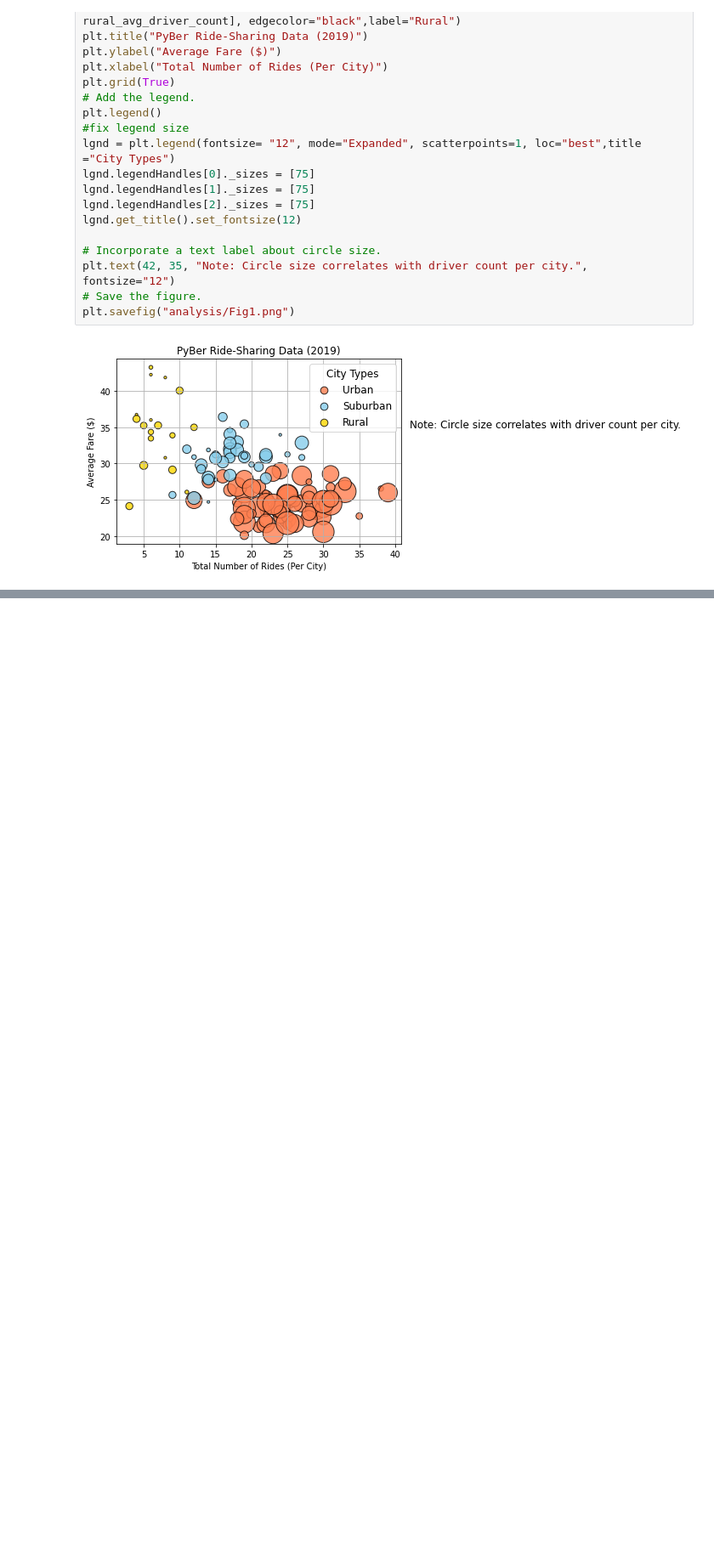
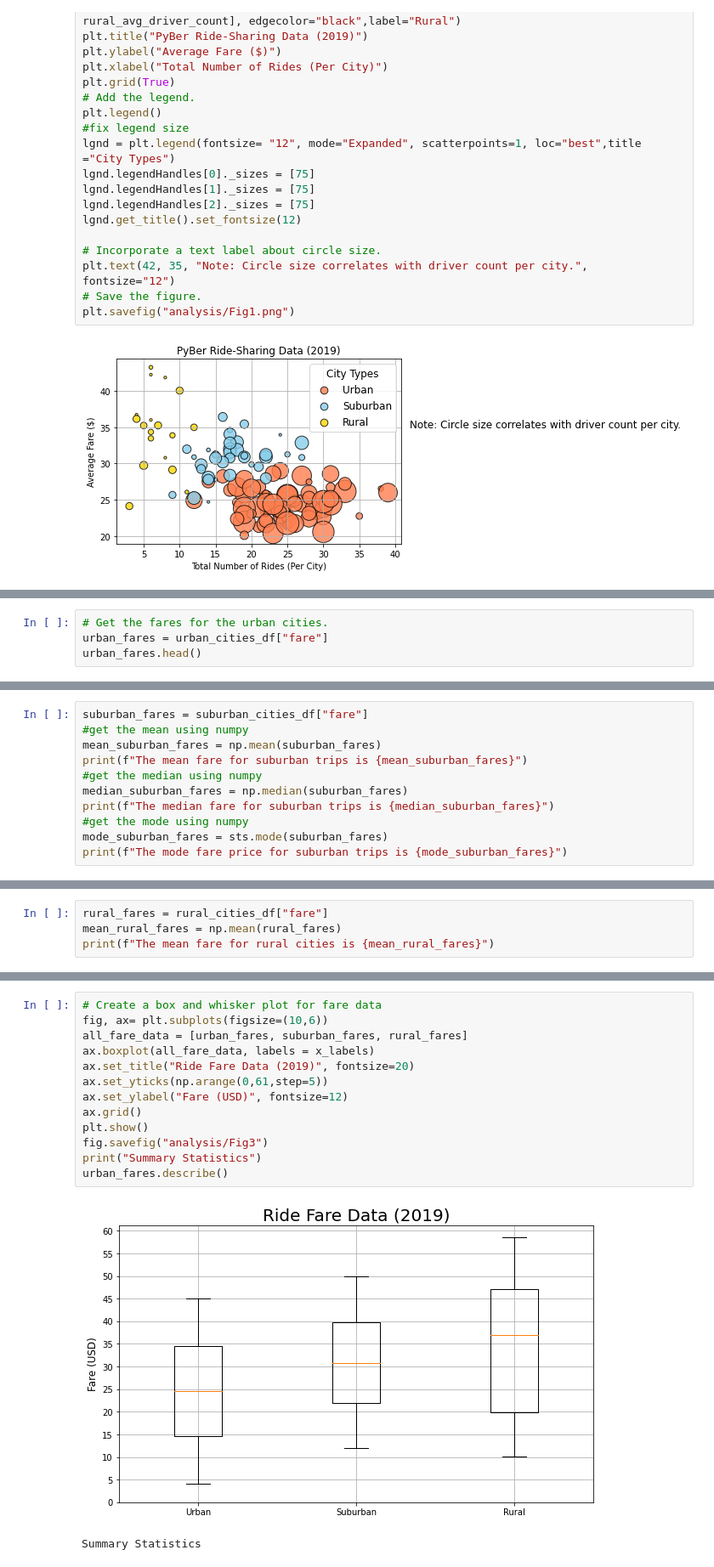
Before and after one commit to MCRobish/PyBer_Analysis, a Jupyter notebook: PyBer.ipynb, the cells around one changed output, grey strips where cells are left out. Shown at 85% size. Cells and saved outputs as stored; diff of their text form; blank space fills up the shorter version.

```diff
--- a/PyBer.ipynb
+++ b/PyBer.ipynb
@@ -260,0 +366,4 @@ plt.savefig("analysis/Fig1.png")
+# %%
+# Get the fares for the urban cities.
+urban_fares = urban_cities_df["fare"]
+urban_fares.head()
@@ -260,0 +391,11 @@ plt.savefig("analysis/Fig1.png")
+# %%
+suburban_fares = suburban_cities_df["fare"]
+#get the mean using numpy
+mean_suburban_fares = np.mean(suburban_fares)
+print(f"The mean fare for suburban trips is {mean_suburban_fares}")
+#get the median using numpy
+median_suburban_fares = np.median(suburban_fares)
+print(f"The median fare for suburban trips is {median_suburban_fares}")
+#get the mode using numpy
+mode_suburban_fares = sts.mode(suburban_fares)
+print(f"The mode fare price for suburban trips is {mode_suburban_fares}")
@@ -260,0 +406,4 @@ plt.savefig("analysis/Fig1.png")
+# %%
+rural_fares = rural_cities_df["fare"]
+mean_rural_fares = np.mean(rural_fares)
+print(f"The mean fare for rural cities is {mean_rural_fares}")
@@ -260,0 +451,16 @@ plt.savefig("analysis/Fig1.png")
+# %%
+# Create a box and whisker plot for fare data
+fig, ax= plt.subplots(figsize=(10,6))
+all_fare_data = [urban_fares, suburban_fares, rural_fares]
+ax.boxplot(all_fare_data, labels = x_labels)
+ax.set_title("Ride Fare Data (2019)", fontsize=20)
+ax.set_yticks(np.arange(0,61,step=5))
+ax.set_ylabel("Fare (USD)", fontsize=12)
+ax.grid()
+plt.show()
+fig.savefig("analysis/Fig3")
+print("Summary Statistics")
+urban_fares.describe()
+# %% [output]
+[figure, added]
+Summary Statistics
```
Also changed, not shown: parts of 21 cells of this notebook.
